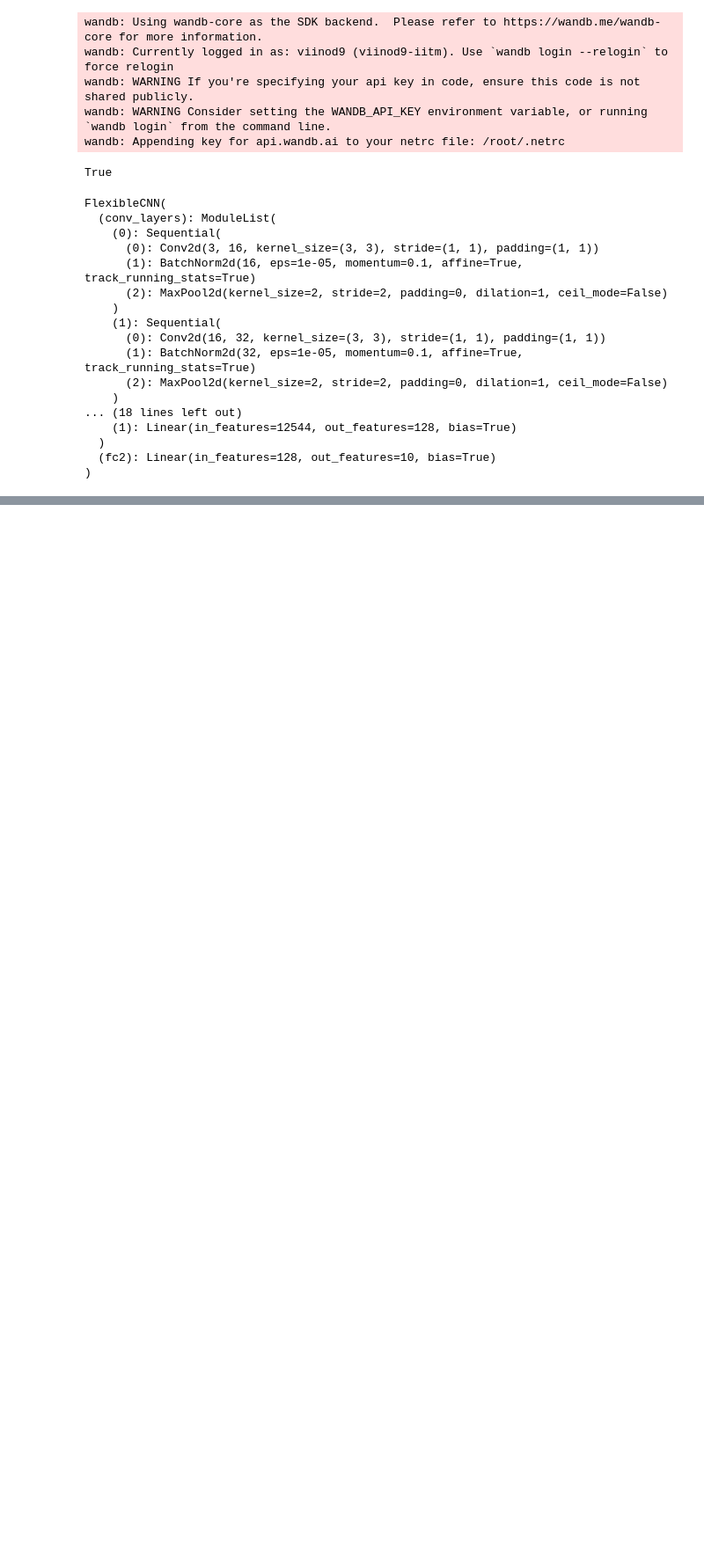
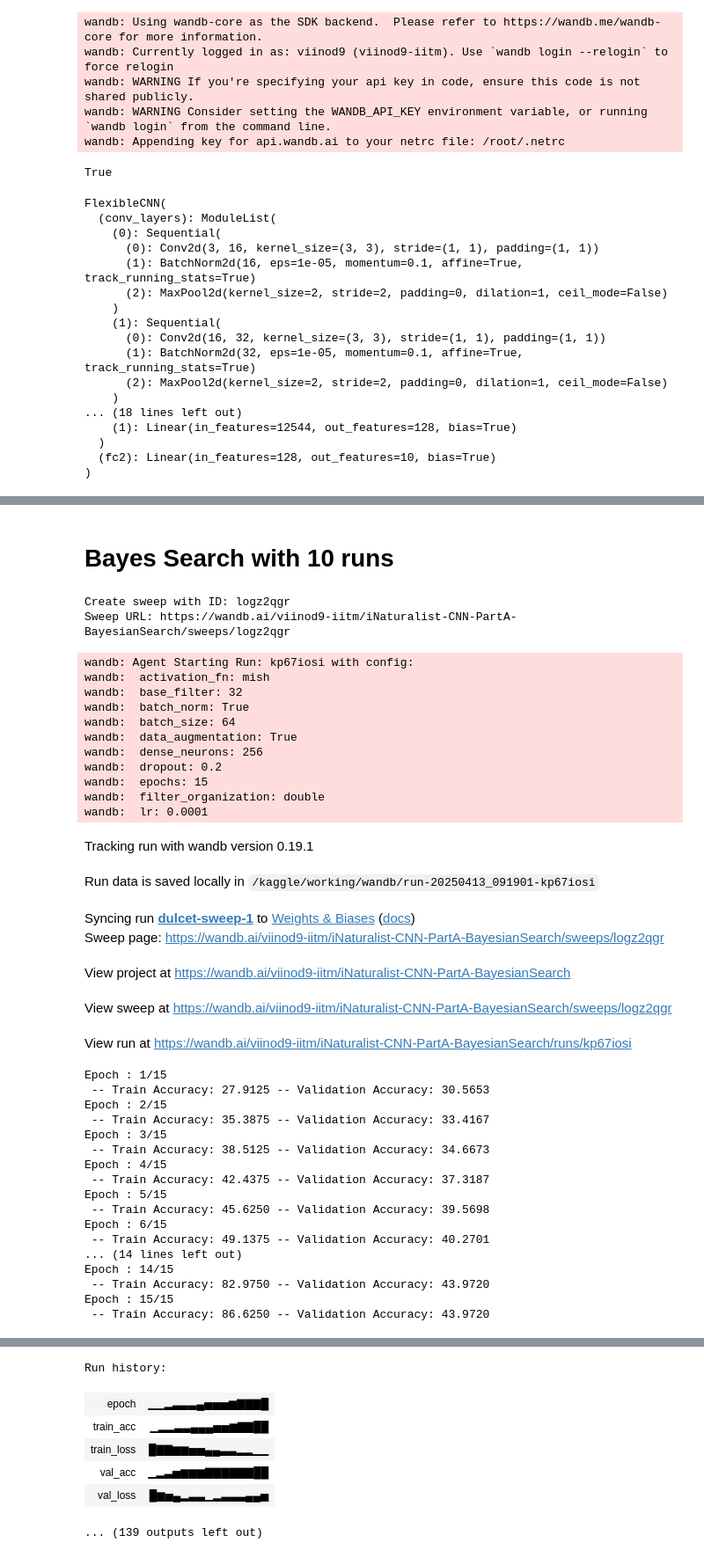
Before and after one commit to viinod9/DA6401_MA23M026_A2, a Jupyter notebook: Part A/MA23M026_A2_PartA.ipynb, the cells around one changed output, grey strips where cells are left out. Shown at 88% size. Cells and saved outputs as stored; diff of their text form; code cells hidden in the pictures; blank space fills up the shorter version.

```diff
--- a/Part A/MA23M026_A2_PartA.ipynb
+++ b/Part A/MA23M026_A2_PartA.ipynb
@@ -648,0 +485,62 @@ Run history:
+# %% [markdown]
+# Bayes Search with 10 runs
+# %%
+# ------------- Sweep Config
+
+sweep_config = {
+    'method': 'bayes',
+    'metric': {'name': 'val_acc', 'goal': 'maximize'},
+    'parameters': {
+        'base_filter': {'values': [32, 64]},
+        'filter_organization': {'values': ['same', 'double']},
+        'activation_fn': {'values': ['gelu', 'silu', 'mish']},
+        'data_augmentation': {'values': [True]},
+        'batch_norm': {'values': [True, False]},
+        'dropout': {'values': [0.2, 0.3]},
+        'dense_neurons': {'values': [128, 256]},
+        'batch_size': {'values': [32, 64, 128]},
+        'lr': {'values': [1e-3, 1e-4]},
+        'epochs': {'values': [10, 15, 20]}
+    }
+}
+
+sweep_id = wandb.sweep(sweep_config, project='iNaturalist-CNN-PartA-BayesianSearch')
+wandb.agent(sweep_id, function=train, count = 10)
+# %% [output]
+Create sweep with ID: logz2qgr
+Sweep URL: https://wandb.ai/viinod9-iitm/iNaturalist-CNN-PartA-BayesianSearch/sweeps/logz2qgr
+wandb: Agent Starting Run: kp67iosi with config:
+wandb:  activation_fn: mish
+wandb:  base_filter: 32
+wandb:  batch_norm: True
+wandb:  batch_size: 64
+wandb:  data_augmentation: True
+wandb:  dense_neurons: 256
+wandb:  dropout: 0.2
+wandb:  epochs: 15
+wandb:  filter_organization: double
+wandb:  lr: 0.0001
+Tracking run with wandb version 0.19.1
+Run data is saved locally in /kaggle/working/wandb/run-20250413_091901-kp67iosi
+Syncing run dulcet-sweep-1 to Weights & Biases (docs)
+Sweep page: https://wandb.ai/viinod9-iitm/iNaturalist-CNN-PartA-BayesianSearch/sweeps/logz2qgr
+View project at https://wandb.ai/viinod9-iitm/iNaturalist-CNN-PartA-BayesianSearch
+View sweep at https://wandb.ai/viinod9-iitm/iNaturalist-CNN-PartA-BayesianSearch/sweeps/logz2qgr
+View run at https://wandb.ai/viinod9-iitm/iNaturalist-CNN-PartA-BayesianSearch/runs/kp67iosi
+Epoch : 1/15
+ -- Train Accuracy: 27.9125 -- Validation Accuracy: 30.5653
+Epoch : 2/15
+ -- Train Accuracy: 35.3875 -- Validation Accuracy: 33.4167
+Epoch : 3/15
+ -- Train Accuracy: 38.5125 -- Validation Accuracy: 34.6673
+Epoch : 4/15
+ -- Train Accuracy: 42.4375 -- Validation Accuracy: 37.3187
+Epoch : 5/15
+ -- Train Accuracy: 45.6250 -- Validation Accuracy: 39.5698
+Epoch : 6/15
+ -- Train Accuracy: 49.1375 -- Validation Accuracy: 40.2701
+... (14 lines left out)
+Epoch : 14/15
+ -- Train Accuracy: 82.9750 -- Validation Accuracy: 43.9720
+Epoch : 15/15
+ -- Train Accuracy: 86.6250 -- Validation Accuracy: 43.9720
@@ -648,0 +548,7 @@ Run history:
+Run history:
+| epoch | ▁▁▂▃▃▃▄▅▅▅▆▇▇▇█ |
+| train_acc | ▁▂▂▃▃▄▄▄▅▅▆▇▇██ |
+| train_loss | █▇▇▆▆▅▅▄▄▃▃▂▂▁▁ |
+| val_acc | ▁▂▃▅▆▆▆▇▇▇▇▇▇██ |
+| val_loss | █▆▅▄▂▃▃▁▂▃▃▃▄▄▅ |
+... (139 outputs left out)
```
Also changed, not shown: parts of 7 cells of this notebook.
